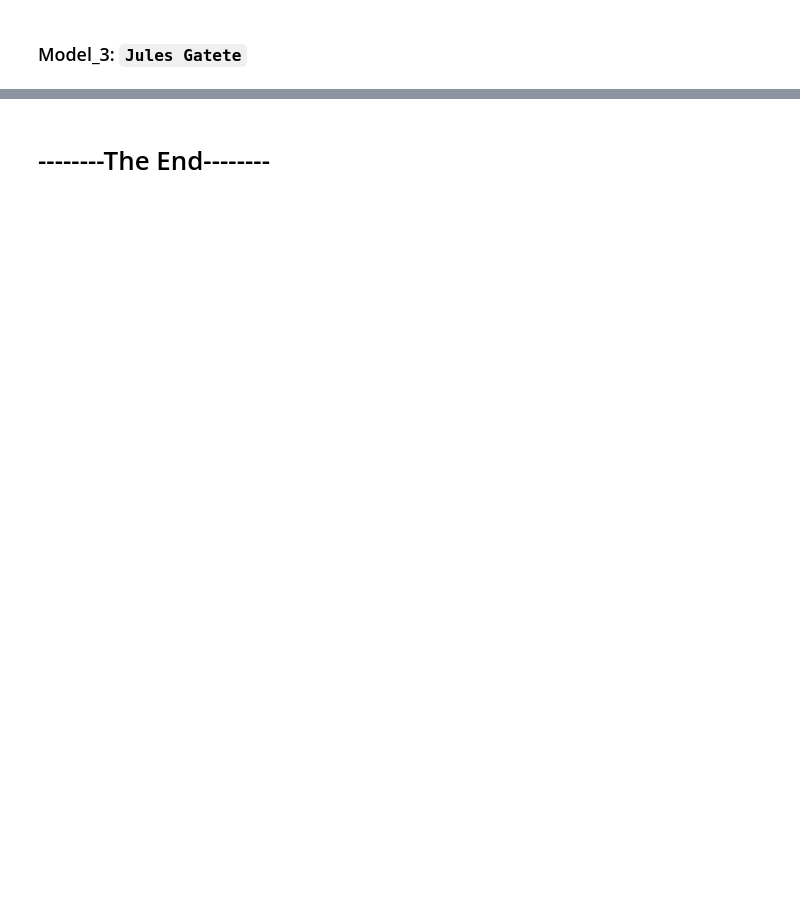
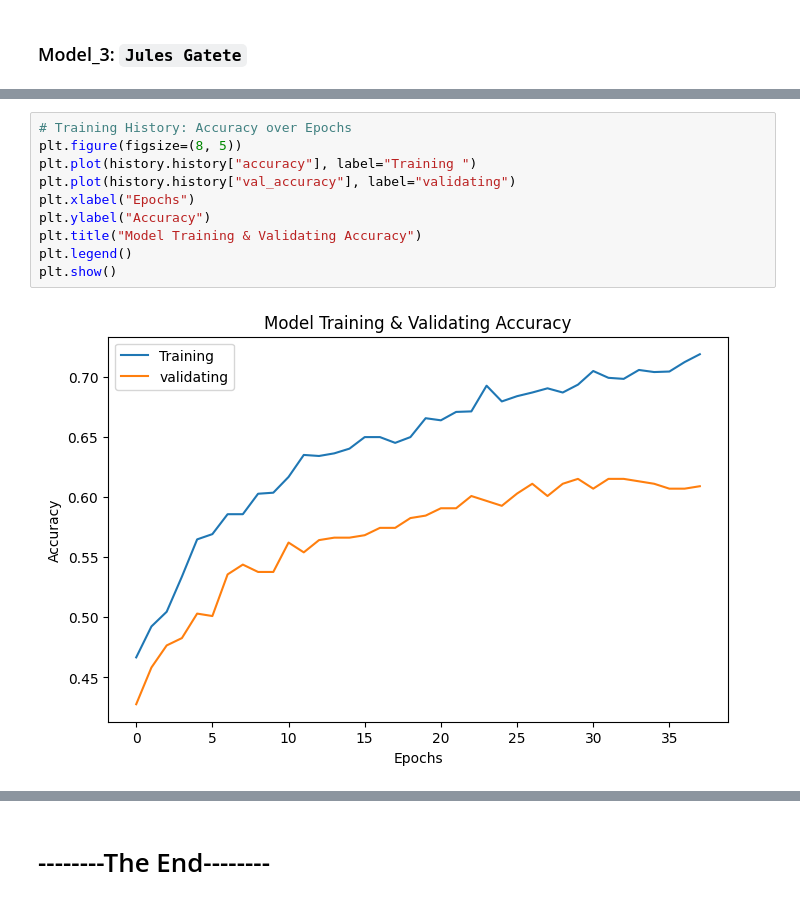
Before and after one commit to g-tumwesigye/water_quality_model_assignment, a Jupyter notebook: Water_Qaulity_Analysis_PLD4.ipynb, the cells around one changed output, grey strips where cells are left out. Saved outputs shown, nothing was run; the diff lists cells and outputs as text; blank space fills up the shorter version.

```diff
--- a/Water_Qaulity_Analysis_PLD4.ipynb
+++ b/Water_Qaulity_Analysis_PLD4.ipynb
@@ -249,0 +493,12 @@ F1 Score: 0.292
+# %%
+# Training History: Accuracy over Epochs
+plt.figure(figsize=(8, 5))
+plt.plot(history.history["accuracy"], label="Training ")
+plt.plot(history.history["val_accuracy"], label="validating")
+plt.xlabel("Epochs")
+plt.ylabel("Accuracy")
+plt.title("Model Training & Validating Accuracy")
+plt.legend()
+plt.show()
+# %% [output]
+[figure, added]
```
Also changed, not shown: parts of 10 cells of this notebook.
